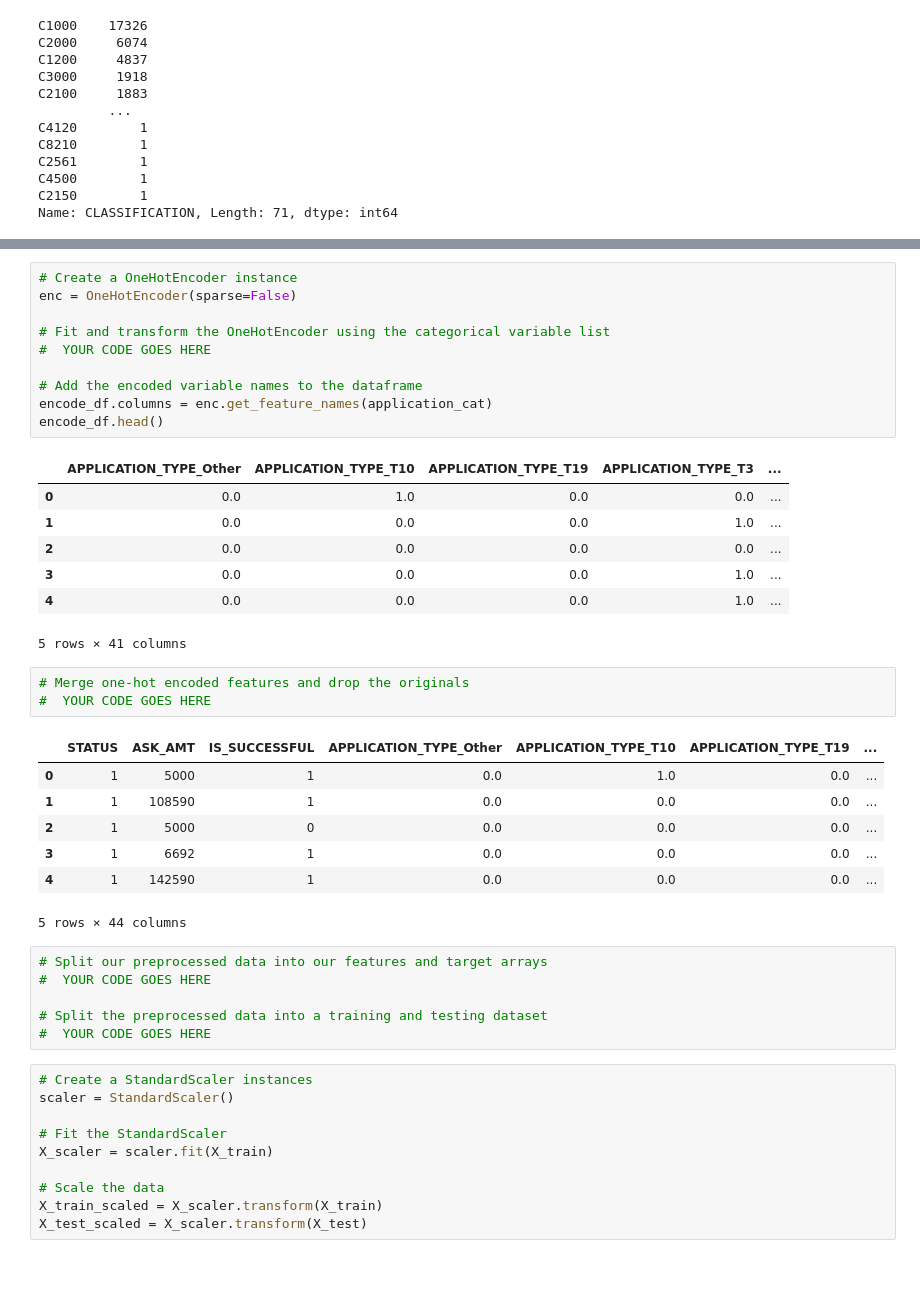
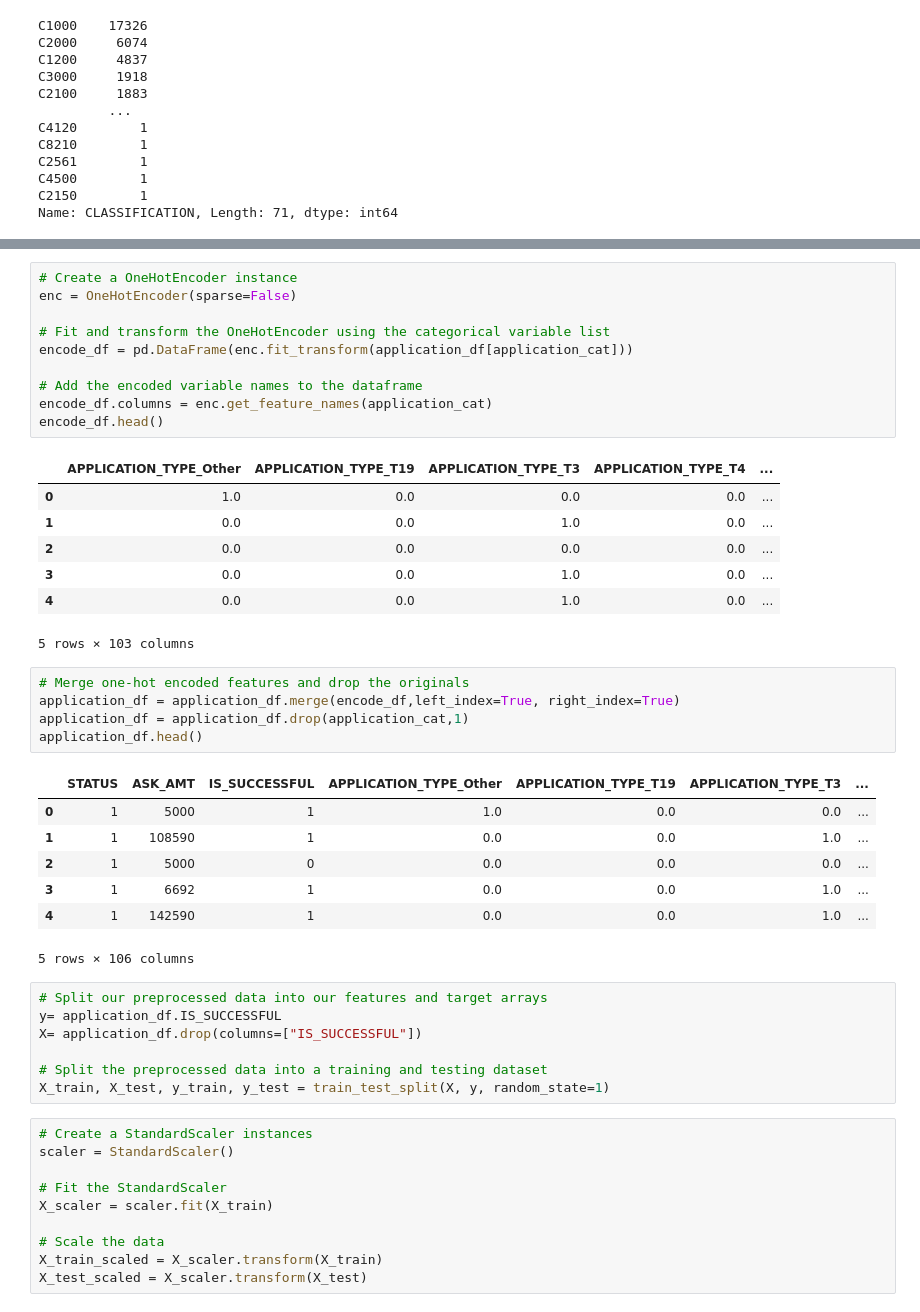
Before and after one commit to SLODIEN88/Neural_Network_Charity_Analysis, a Jupyter notebook: AlphabetSoupCharity.ipynb, the cells around one changed output, grey strips where cells are left out. Drawn from its saved outputs; the diff is of its cells as text; blank space fills up the shorter version.

```diff
--- a/AlphabetSoupCharity.ipynb
+++ b/AlphabetSoupCharity.ipynb
@@ -139,38 +148,41 @@ application_df[application_cat].nunique()
 # %%
 # Create a OneHotEncoder instance
 enc = OneHotEncoder(sparse=False)
 
 # Fit and transform the OneHotEncoder using the categorical variable list
-#  YOUR CODE GOES HERE
+encode_df = pd.DataFrame(enc.fit_transform(application_df[application_cat]))
 
 # Add the encoded variable names to the dataframe
 encode_df.columns = enc.get_feature_names(application_cat)
 encode_df.head()
 # %% [output]
-|  | APPLICATION_TYPE_Other | APPLICATION_TYPE_T10 | APPLICATION_TYPE_T19 | APPLICATION_TYPE_T3 | ... |
-| 0 | 0.0 | 1.0 | 0.0 | 0.0 | ... |
-| 1 | 0.0 | 0.0 | 0.0 | 1.0 | ... |
+|  | APPLICATION_TYPE_Other | APPLICATION_TYPE_T19 | APPLICATION_TYPE_T3 | APPLICATION_TYPE_T4 | ... |
+| 0 | 1.0 | 0.0 | 0.0 | 0.0 | ... |
+| 1 | 0.0 | 0.0 | 1.0 | 0.0 | ... |
 | 2 | 0.0 | 0.0 | 0.0 | 0.0 | ... |
-| 3 | 0.0 | 0.0 | 0.0 | 1.0 | ... |
-| 4 | 0.0 | 0.0 | 0.0 | 1.0 | ... |
+| 3 | 0.0 | 0.0 | 1.0 | 0.0 | ... |
+| 4 | 0.0 | 0.0 | 1.0 | 0.0 | ... |
-5 rows × 41 columns
+5 rows × 103 columns
 # %%
 # Merge one-hot encoded features and drop the originals
-#  YOUR CODE GOES HERE
+application_df = application_df.merge(encode_df,left_index=True, right_index=True)
+application_df = application_df.drop(application_cat,1)
+application_df.head()
 # %% [output]
-|  | STATUS | ASK_AMT | IS_SUCCESSFUL | APPLICATION_TYPE_Other | APPLICATION_TYPE_T10 | APPLICATION_TYPE_T19 | ... |
-| 0 | 1 | 5000 | 1 | 0.0 | 1.0 | 0.0 | ... |
-| 1 | 1 | 108590 | 1 | 0.0 | 0.0 | 0.0 | ... |
+|  | STATUS | ASK_AMT | IS_SUCCESSFUL | APPLICATION_TYPE_Other | APPLICATION_TYPE_T19 | APPLICATION_TYPE_T3 | ... |
+| 0 | 1 | 5000 | 1 | 1.0 | 0.0 | 0.0 | ... |
+| 1 | 1 | 108590 | 1 | 0.0 | 0.0 | 1.0 | ... |
 | 2 | 1 | 5000 | 0 | 0.0 | 0.0 | 0.0 | ... |
-| 3 | 1 | 6692 | 1 | 0.0 | 0.0 | 0.0 | ... |
-| 4 | 1 | 142590 | 1 | 0.0 | 0.0 | 0.0 | ... |
+| 3 | 1 | 6692 | 1 | 0.0 | 0.0 | 1.0 | ... |
+| 4 | 1 | 142590 | 1 | 0.0 | 0.0 | 1.0 | ... |
-5 rows × 44 columns
+5 rows × 106 columns
 # %%
 # Split our preprocessed data into our features and target arrays
-#  YOUR CODE GOES HERE
+y= application_df.IS_SUCCESSFUL
+X= application_df.drop(columns=["IS_SUCCESSFUL"])
 
 # Split the preprocessed data into a training and testing dataset
-#  YOUR CODE GOES HERE
+X_train, X_test, y_train, y_test = train_test_split(X, y, random_state=1)
 # %%
 # Create a StandardScaler instances
 scaler = StandardScaler()
```
Also changed, not shown: parts of 2 cells of this notebook.
